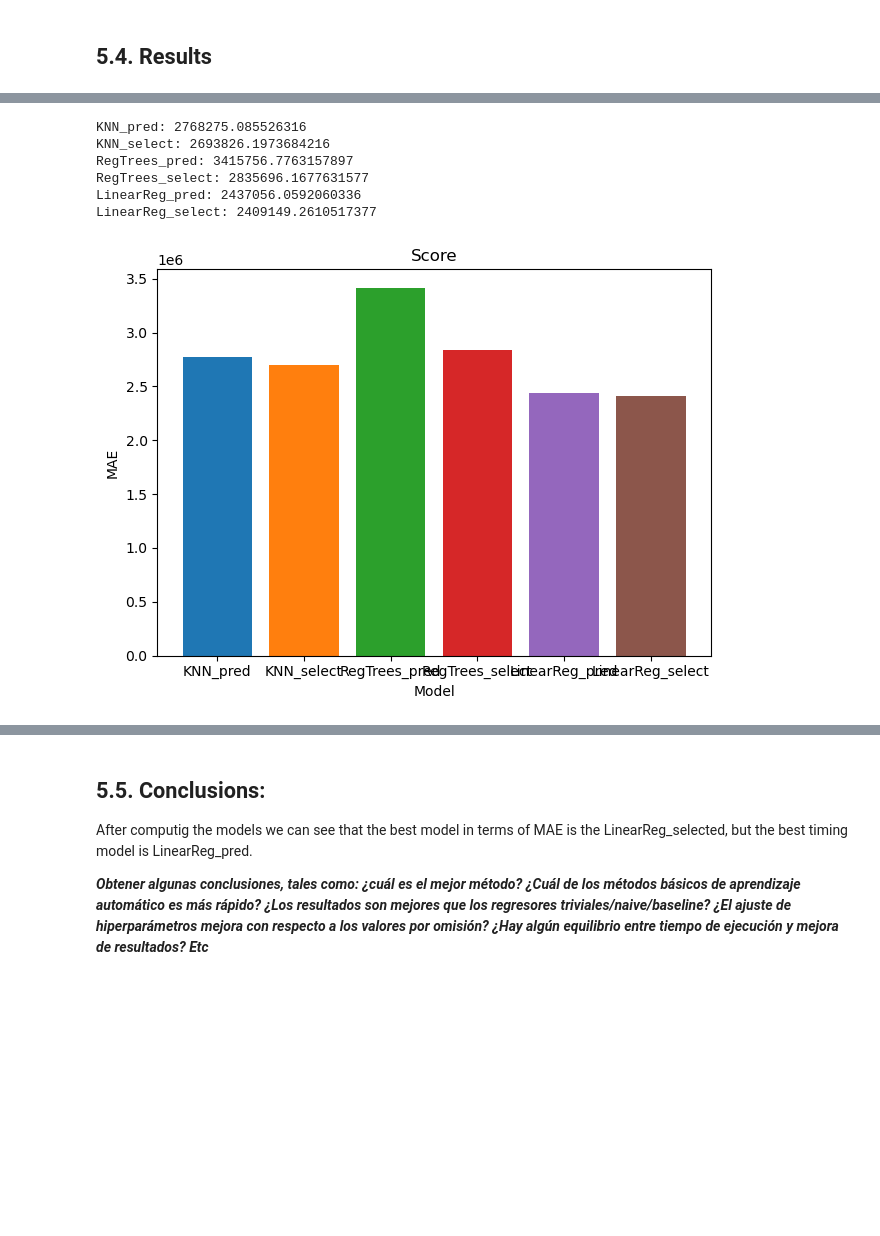
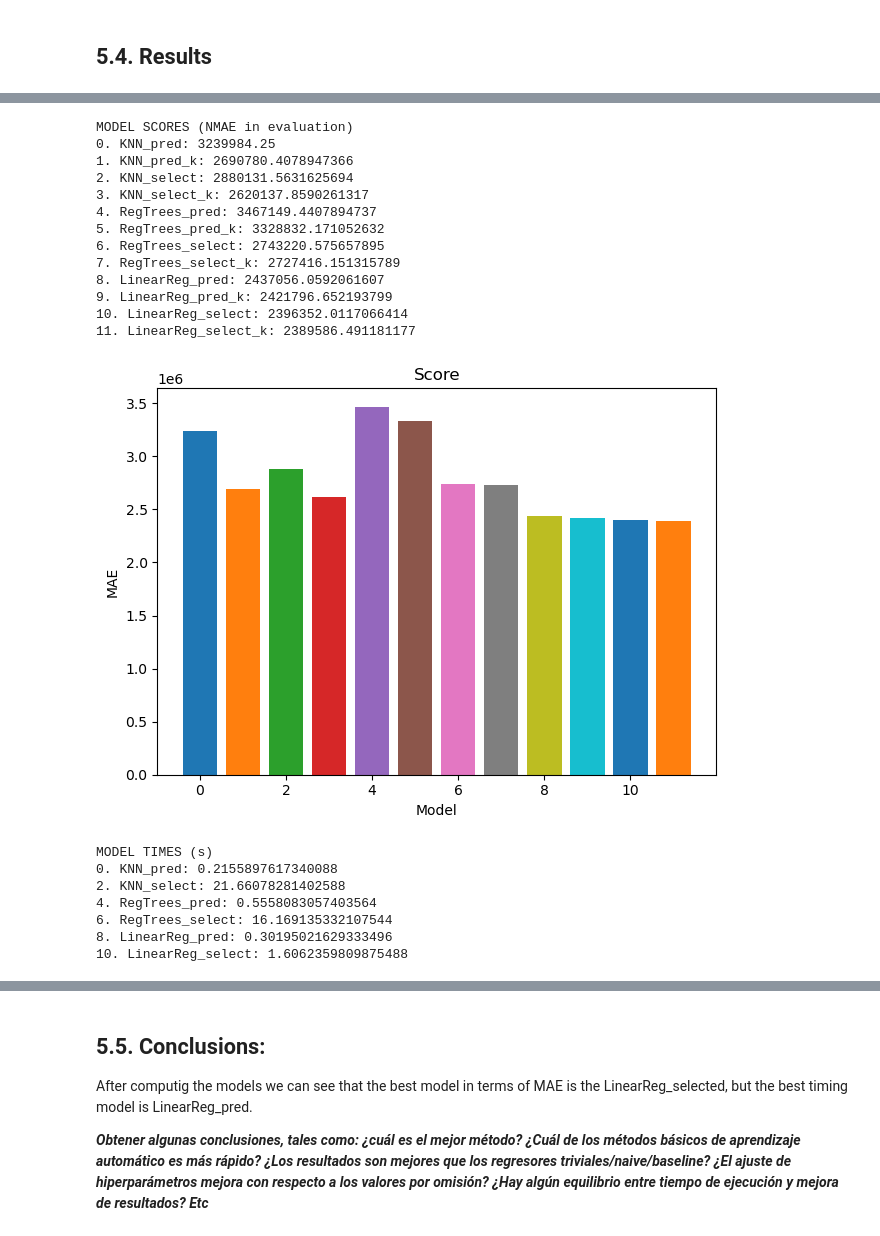
Before and after one commit to carlosiborra/AMS-2013-2014-Solar-Energy-Prediction-Contest, a Jupyter notebook: code/model.ipynb, the cells around one changed output, grey strips where cells are left out. Saved outputs shown, nothing was run; the diff lists cells and outputs as text; code cells hidden in the pictures; blank space fills up the shorter version.

Commit message:
🛠️ Major changes: - Added Pipelines for atb selection  - Added the import .pkl, predict and export .csv in final model  - Overall changes to various models

```diff
--- a/code/model.ipynb
+++ b/code/model.ipynb
@@ -900,12 +776,11 @@ Therefore, as we can not use the results of RMSE nor MAE in test, we will use th
 # %%
 np.random.seed(10)
-budget = 15
+budget = 75
 n_splits = 5
 
 pipeline = Pipeline(
     [
         ("scaler", RobustScaler()),
-        ("select", SelectKBest(f_regression)),
         ("model", KNeighborsRegressor()),
     ]
 )
@@ -914,7 +789,7 @@ param_grid = {
     "model__n_neighbors": list(range(1, 50, 2)),
     "model__weights": ["uniform", "distance"],
     "model__metric": ["euclidean", "manhattan", "minkowski", "chebyshev"],
-    "select__k": list(range(1, X_train.shape[1] + 1)),
+    "model__algorithm": ["auto", "ball_tree", "kd_tree", "brute"],
 }
 
 model = RandomizedSearchCV(
@@ -925,6 +800,7 @@ model = RandomizedSearchCV(
         n_splits
     ),  # TimeSeriesSplit to split the data in folds without losing the temporal order
     n_iter=budget,
+    n_jobs=-1,
 )
 
 start_time = time.time()
@@ -1043,19 +1047,19 @@ Execution time: 1.1018755435943604s
 # %%
 np.random.seed(10)
-budget = 15
+budget = 75
 n_splits = 5
 
 pipeline = Pipeline(
-    [("select", SelectKBest(f_regression)), ("model", DecisionTreeRegressor())]
+    [
+        ("model", DecisionTreeRegressor(random_state=1))
+    ]
 )
 
 param_grid = {
     "model__criterion": ["absolute_error", "squared_error"],
-    "model__splitter": ["best", "random"],
-    "model__max_depth": list(range(5, 60, 5)),
+    "model__max_depth": list(range(5, 61, 5)),
     "model__min_samples_split": list(range(5, 200)),
     "model__max_features": ["sqrt", "log2", None],
-    "select__k": list(range(1, X_train.shape[1] + 1)),
 }
 
 # We use TimeSeriesSplit to split the data in folds without losing the temporal order
@@ -1359,33 +1542,73 @@ The time difference between the fastest and slowest model is:  5.996336221694946
 # %%
+# Print the results up to now
 # ! Plot the score
+print("MODEL SCORES (NMAE in evaluation)")
+iter = 0
 for key, value in results.items():
-    plt.bar(key, abs(value[0]))
-    print(f"{key}: {abs(value[0])}")
+    plt.bar(iter, abs(value[0]))
+    print(f"{iter}. {key}: {abs(value[0])}")
+    iter += 1
 plt.title("Score")
 plt.xlabel("Model")
 plt.ylabel("MAE")
 plt.tight_layout()
 
 # Exporting image as png to ../data/img folder
 plt.savefig("../data/img/basic_methods_score.png")
 plt.show()
 
-# ! Plot the time
+# ! Plot the time (just the even ones == the ones that are not selectors of attributes)
+print("MODEL TIMES (s)")
+iter = 0
 for key, value in times.items():
-    plt.bar(key, value)
+    if iter % 2 == 0:
+        plt.bar(iter, value)
+        print(f"{iter}. {key}: {value}")
+    iter += 1
 plt.title("Time")
 plt.xlabel("Model")
 plt.ylabel("Time (s)")
 plt.tight_layout()
 
-# Exporting image as png to ../data/img folder - easier to visualize the annotations, better resolution
+# Exporting image as png to ../data/img folder
 plt.savefig("../data/img/basic_methods_time.png")
 plt.show()
+
+# ! Plot the time (just the odd ones == the selectors of attributes)
+print("MODEL ATTRIBUTE SELECTION TIMES (s)")
+iter = 0
+for key, value in times.items():
+    if iter % 2 != 0:
+        plt.bar(iter, value)
+        print(f"{iter}. {key}: {value}")
+    iter += 1
+plt.title("Time to select attributes")
+plt.xlabel("Model")
+plt.ylabel("Time (s)")
+plt.tight_layout()
+
+# Exporting image as png to ../data/img folder - easier to visualize the annotations, better resolution
+plt.savefig("../data/img/basic_methods_time_atb.png")
+plt.show()
 # %% [output]
-KNN_pred: 2768275.085526316
-KNN_select: 2693826.1973684216
-RegTrees_pred: 3415756.7763157897
-RegTrees_select: 2835696.1677631577
-LinearReg_pred: 2437056.0592060336
-LinearReg_select: 2409149.2610517377
+MODEL SCORES (NMAE in evaluation)
+0. KNN_pred: 3239984.25
+1. KNN_pred_k: 2690780.4078947366
+2. KNN_select: 2880131.5631625694
+3. KNN_select_k: 2620137.8590261317
+4. RegTrees_pred: 3467149.4407894737
+5. RegTrees_pred_k: 3328832.171052632
+6. RegTrees_select: 2743220.575657895
+7. RegTrees_select_k: 2727416.151315789
+8. LinearReg_pred: 2437056.0592061607
+9. LinearReg_pred_k: 2421796.652193799
+10. LinearReg_select: 2396352.0117066414
+11. LinearReg_select_k: 2389586.491181177
-[figure, old version]
+[figure, new version]
+MODEL TIMES (s)
+0. KNN_pred: 0.2155897617340088
+2. KNN_select: 21.66078281402588
+4. RegTrees_pred: 0.5558083057403564
+6. RegTrees_select: 16.169135332107544
+8. LinearReg_pred: 0.30195021629333496
+10. LinearReg_select: 1.6062359809875488
```
Also changed, not shown: parts of 75 cells of this notebook, 8 other files.
